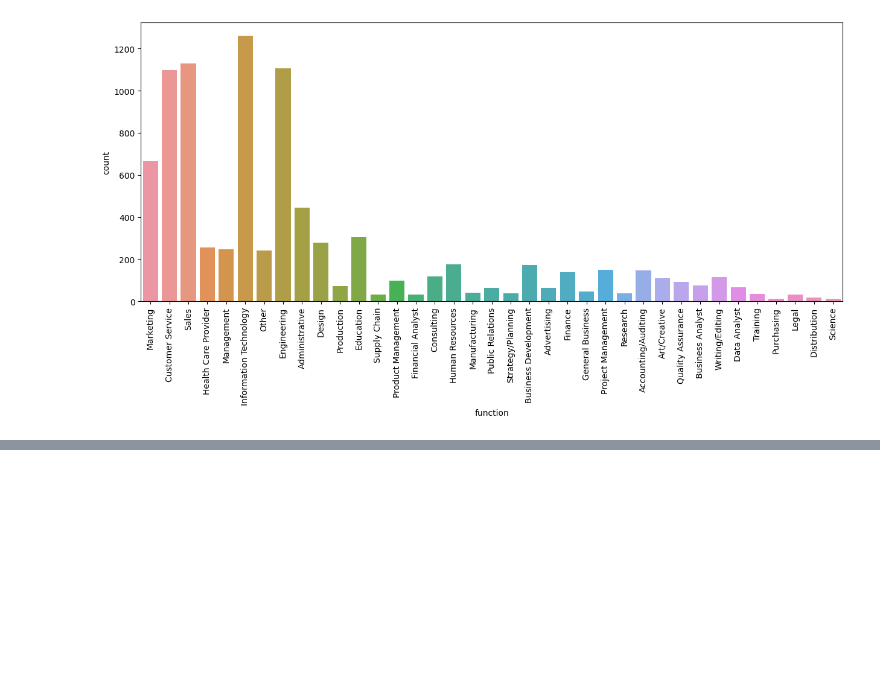
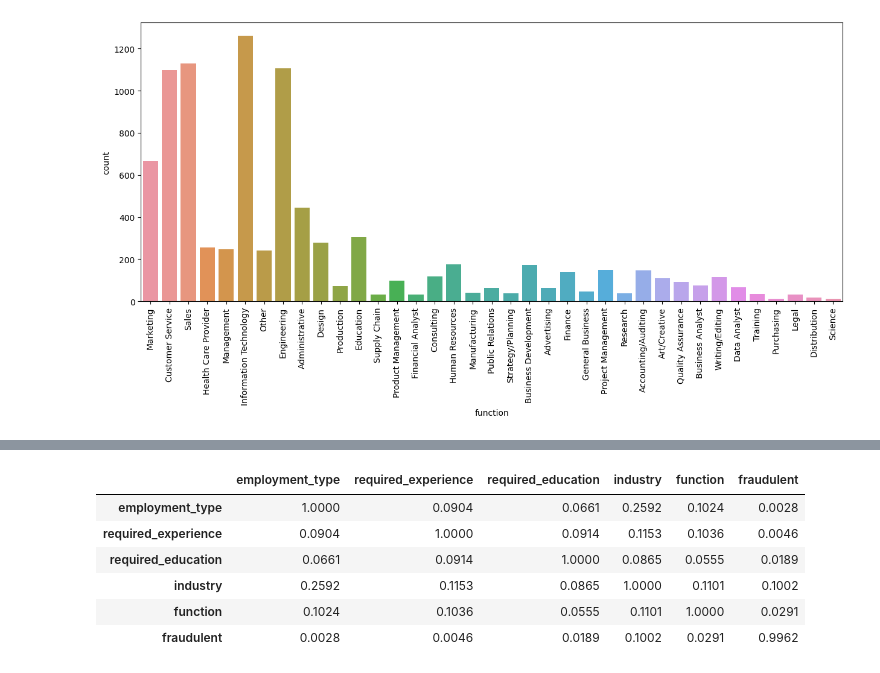
Before and after one commit to glistering96/BigDataAnalysis-HYU-IE, a Jupyter notebook: notebook/EDA.ipynb, the cells around one changed output, grey strips where cells are left out. Saved outputs shown, nothing was run; the diff lists cells and outputs as text; code cells hidden in the pictures; blank space fills up the shorter version.

```diff
--- a/notebook/EDA.ipynb
+++ b/notebook/EDA.ipynb
@@ -282,0 +322,10 @@ cat_plot('function', rdata,(15,6))
+# %%
+cramer_matrix
+# %% [output]
+|  | employment_type | required_experience | required_education | industry | function | fraudulent |
+| employment_type | 1.0000 | 0.0904 | 0.0661 | 0.2592 | 0.1024 | 0.0028 |
+| required_experience | 0.0904 | 1.0000 | 0.0914 | 0.1153 | 0.1036 | 0.0046 |
+| required_education | 0.0661 | 0.0914 | 1.0000 | 0.0865 | 0.0555 | 0.0189 |
+| industry | 0.2592 | 0.1153 | 0.0865 | 1.0000 | 0.1101 | 0.1002 |
+| function | 0.1024 | 0.1036 | 0.0555 | 0.1101 | 1.0000 | 0.0291 |
+| fraudulent | 0.0028 | 0.0046 | 0.0189 | 0.1002 | 0.0291 | 0.9962 |
```
Also changed, not shown: parts of 13 cells of this notebook, 5 other files.
